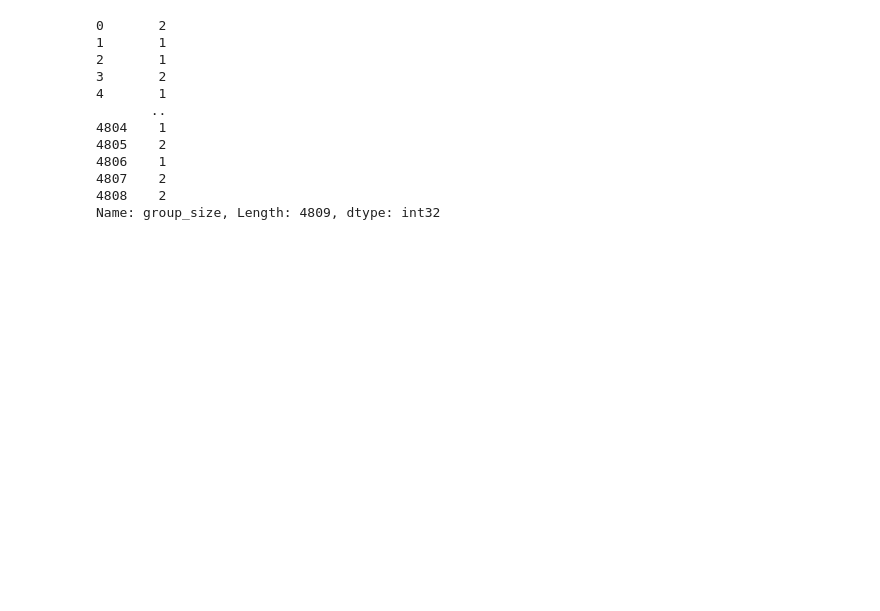
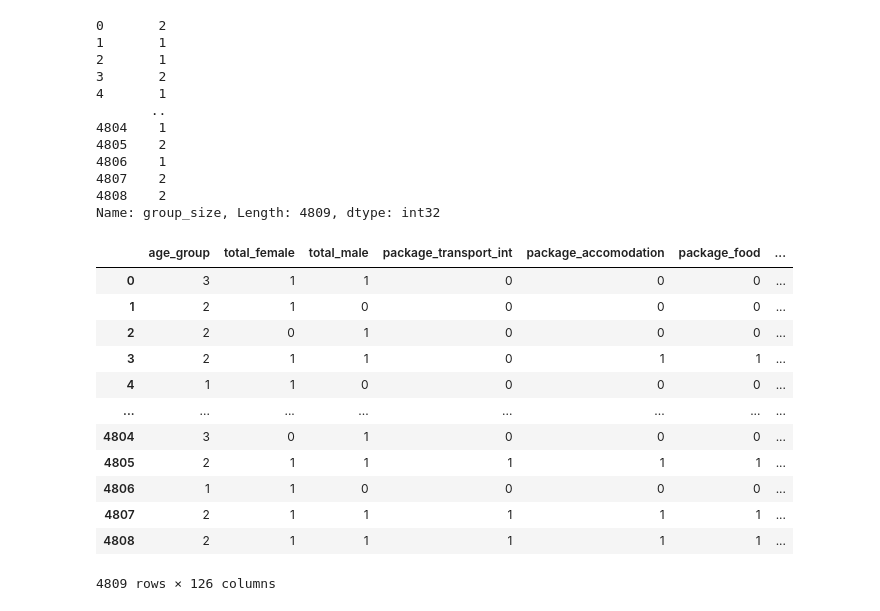
Before and after one commit to uta-dsc/tourism_challenge, a Jupyter notebook: EDA_EG.ipynb, the cells around one changed output. Cells and saved outputs as stored; diff of their text form; code cells hidden in the pictures; blank space fills up the shorter version.

```diff
--- a/EDA_EG.ipynb
+++ b/EDA_EG.ipynb
@@ -440,6 +478,24 @@ df_p['group_size']
 4807    2
 4808    2
 Name: group_size, Length: 4809, dtype: int32
+# %%
+df_p.drop(['ID','travel_with','purpose','main_activity','info_source','tour_arrangement','payment_mode','most_impressing'], axis=1, inplace = True)
+df_p.drop(['country'], axis=1, inplace = True)
+df_p
+# %% [output]
+|  | age_group | total_female | total_male | package_transport_int | package_accomodation | package_food | ... |
+| 0 | 3 | 1 | 1 | 0 | 0 | 0 | ... |
+| 1 | 2 | 1 | 0 | 0 | 0 | 0 | ... |
+| 2 | 2 | 0 | 1 | 0 | 0 | 0 | ... |
+| 3 | 2 | 1 | 1 | 0 | 1 | 1 | ... |
+| 4 | 1 | 1 | 0 | 0 | 0 | 0 | ... |
+| ... | ... | ... | ... | ... | ... | ... | ... |
+| 4804 | 3 | 0 | 1 | 0 | 0 | 0 | ... |
+| 4805 | 2 | 1 | 1 | 1 | 1 | 1 | ... |
+| 4806 | 1 | 1 | 0 | 0 | 0 | 0 | ... |
+| 4807 | 2 | 1 | 1 | 1 | 1 | 1 | ... |
+| 4808 | 2 | 1 | 1 | 1 | 1 | 1 | ... |
+4809 rows × 126 columns
 # %%
 df_p.head()
 # %% [output]
```
Also changed, not shown: parts of 5 cells of this notebook.
